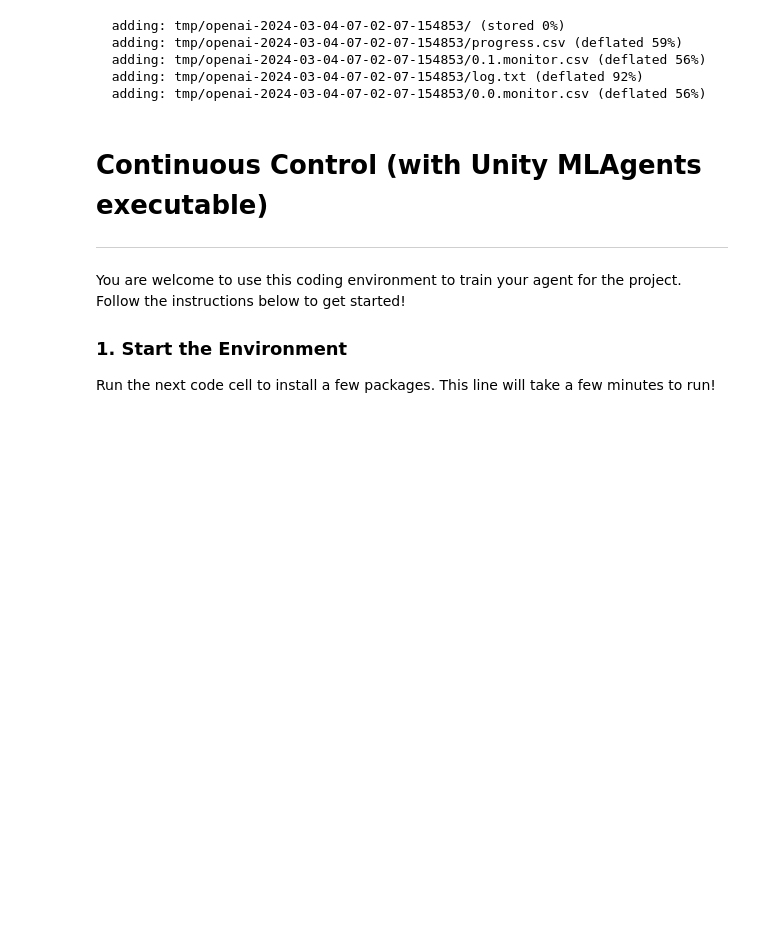
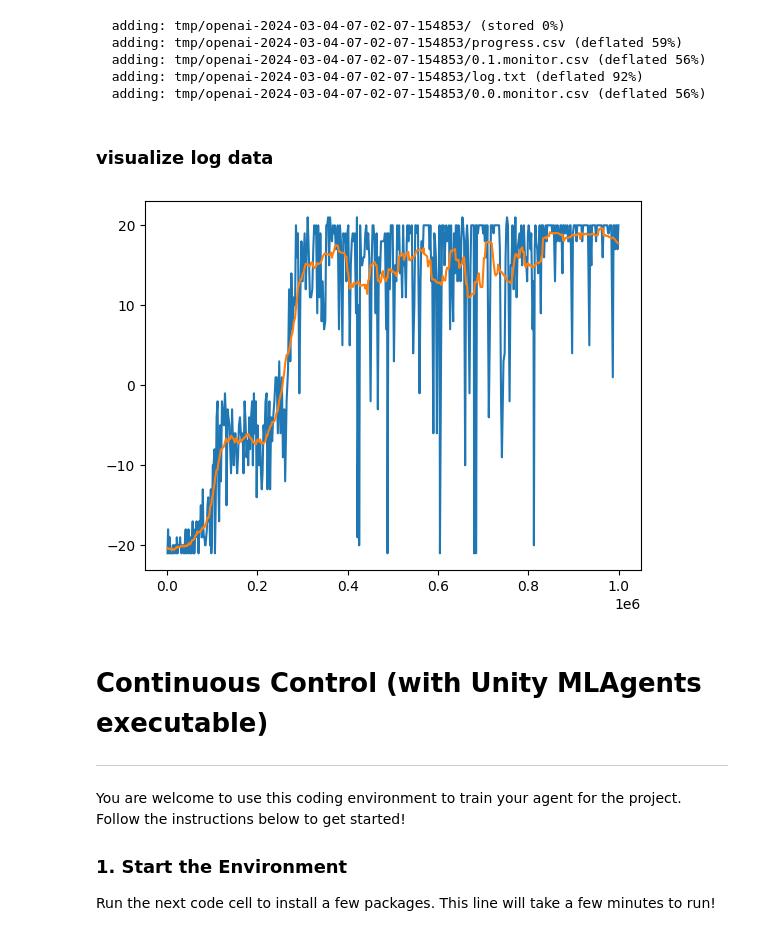
Before and after one commit to Nov05/Google-Colaboratory, a Jupyter notebook: 20240220_p2_Continuous_Control_1_DDPG.ipynb, the cells around one changed output. Saved outputs shown, nothing was run; the diff lists cells and outputs as text; code cells hidden in the pictures; blank space fills up the shorter version.

```diff
--- a/20240220_p2_Continuous_Control_1_DDPG.ipynb
+++ b/20240220_p2_Continuous_Control_1_DDPG.ipynb
@@ -395,6 +395,23 @@ tempfile.gettempdir()
   adding: tmp/openai-2024-03-04-07-02-07-154853/0.1.monitor.csv (deflated 56%)
   adding: tmp/openai-2024-03-04-07-02-07-154853/log.txt (deflated 92%)
   adding: tmp/openai-2024-03-04-07-02-07-154853/0.0.monitor.csv (deflated 56%)
+# %% [markdown]
+### **visualize log data**
+# %%
+import numpy as np
+import matplotlib.pyplot as plt
+from baselines.common import plot_util as pu
+results = pu.load_results('/content/python/log/openai-2024-03-04-07-02-07-154853')
+r = results[0] ## rewards
+plt.plot(np.cumsum(r.monitor.l), r.monitor.r)
+plt.plot(np.cumsum(r.monitor.l), pu.smooth(r.monitor.r, radius=10), )
+plt.show();
+# pu.plot_results(results)
+# pu.plot_results(results, average_group=True)
+# pu.plot_results(results, average_group=True, split_fn=lambda _: '')
+# plt.show()
+# %% [output]
+[figure, added]
 # %% [markdown]
 # **Continuous Control** (with Unity MLAgents executable)
 
```
